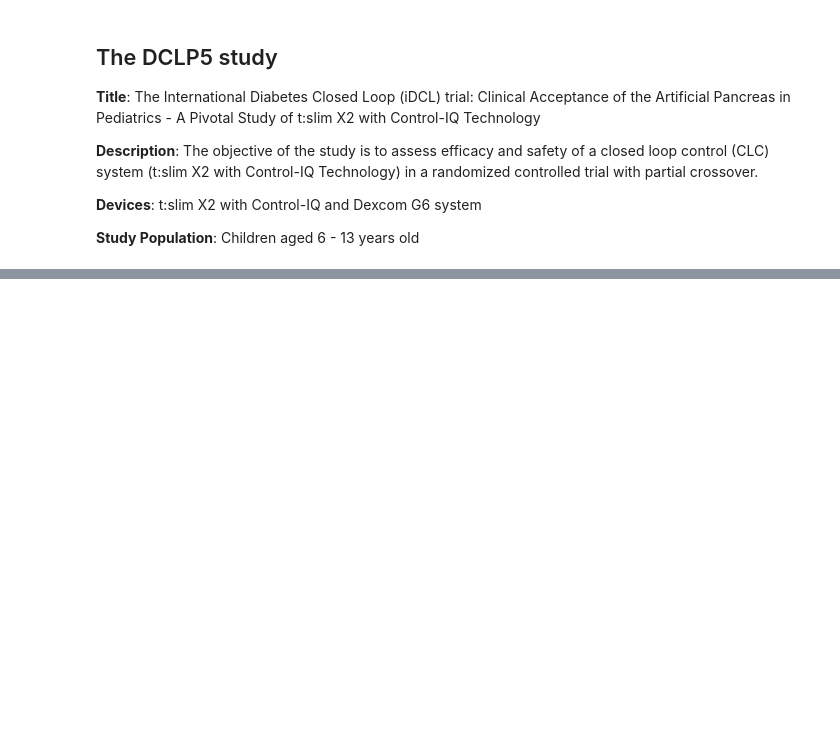
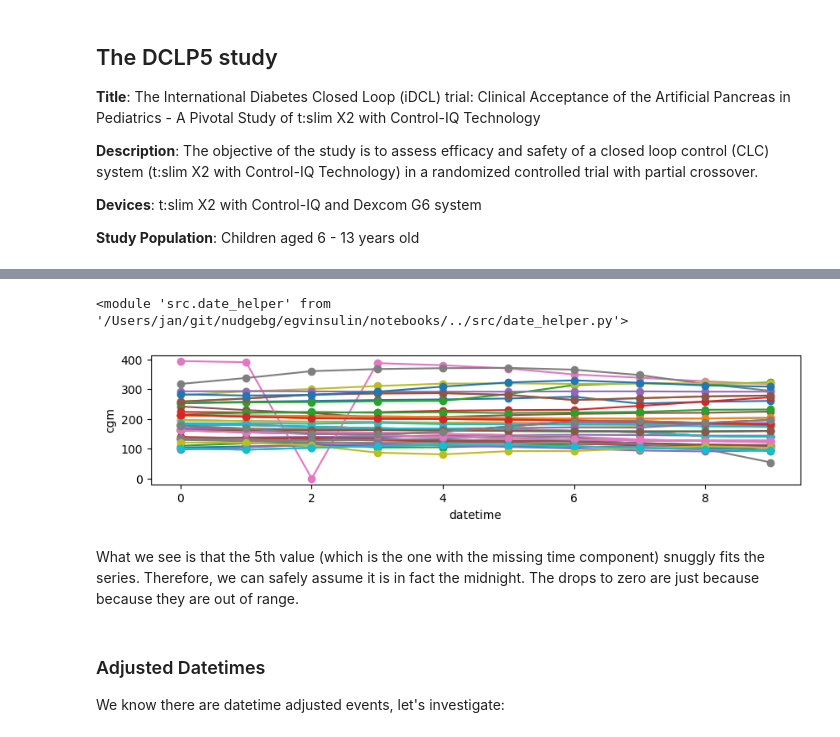
Before and after one commit to nudgebg/egvinsulin, a Jupyter notebook: notebooks/understand-dclp5-dataset.ipynb, the cells around one changed output, grey strips where cells are left out. Cells and saved outputs as stored; diff of their text form; code cells hidden in the pictures; blank space fills up the shorter version.

Commit message:
[57-dclp5] Finish DCLP5 analysis notebook. Create DCLP5 class, refactoring most DCLP3 code.

```diff
--- a/notebooks/understand-dclp5-dataset.ipynb
+++ b/notebooks/understand-dclp5-dataset.ipynb
@@ -226,0 +243,31 @@ Name: BolusAmount, dtype: float64
+# %%
+from importlib import reload
+reload(date_helper)
+# %% [output]
+<module 'src.date_helper' from '/Users/jan/git/nudgebg/egvinsulin/notebooks/../src/date_helper.py'>
+# %%
+#convert the datetime strings to datetime objects
+datetime_column = 'datetime'
+datetime_adjusted_column = 'datetime_adjusted'
+
+df_bolus[datetime_column] = df_bolus.loc[df_bolus.DataDtTm.notna(),'DataDtTm'].transform(date_helper.parse_flair_dates, format_date='%m/%d/%Y', format_time='%I:%M:%S %p')
+df_basal[datetime_column] = df_basal.loc[df_basal.DataDtTm.notna(),'DataDtTm'].transform(date_helper.parse_flair_dates, format_date='%m/%d/%Y', format_time='%I:%M:%S %p')
+df_cgm[datetime_column] = df_cgm.loc[df_cgm.DataDtTm.notna(),'DataDtTm'].transform(date_helper.parse_flair_dates, format_date='%m/%d/%Y', format_time='%I:%M:%S %p')
+df_bolus[datetime_adjusted_column] = df_bolus.loc[df_bolus.DataDtTm_adjusted.notna(),'DataDtTm_adjusted'].transform(date_helper.parse_flair_dates, format_date='%m/%d/%Y', format_time='%I:%M:%S %p')
+df_basal[datetime_adjusted_column] = df_basal.loc[df_basal.DataDtTm_adjusted.notna(),'DataDtTm_adjusted'].transform(date_helper.parse_flair_dates, format_date='%m/%d/%Y', format_time='%I:%M:%S %p')
+df_cgm[datetime_adjusted_column] = df_cgm.loc[df_cgm.DataDtTm_adjusted.notna(),'DataDtTm_adjusted'].transform(date_helper.parse_flair_dates, format_date='%m/%d/%Y', format_time='%I:%M:%S %p')
+# %%
+df_cgm.sort_values(['PtID', datetime_column], inplace=True)
+temp = df_cgm.loc[df_cgm.DataDtTm.str.len()<=10]
+plt.figure(figsize=(10, 2))
+for _ in range(50):
+    row = temp.sample(1).iloc[0]
+    i_loc=df_cgm.index.get_loc(row.name)
+    sample_data = df_cgm.iloc[i_loc-5:i_loc+5]
+    plt.plot(np.arange(0,10,1), sample_data['CGMValue'], marker='o')
+plt.xlabel('datetime')
+plt.ylabel('cgm')
+# %% [output]
+[figure, added]
+# %% [markdown]
+What we see is that the 5th value (which is the one with the missing time component) snuggly fits the series. Therefore, we can safely assume it is in fact the midnight. The drops to zero are just because because they are out of range.
@@ -226,0 +279,4 @@ Name: BolusAmount, dtype: float64
+# %% [markdown]
+### Adjusted Datetimes
+
+We know there are datetime adjusted events, let's investigate:
```
Also changed, not shown: parts of 57 cells of this notebook, 4 other files.
